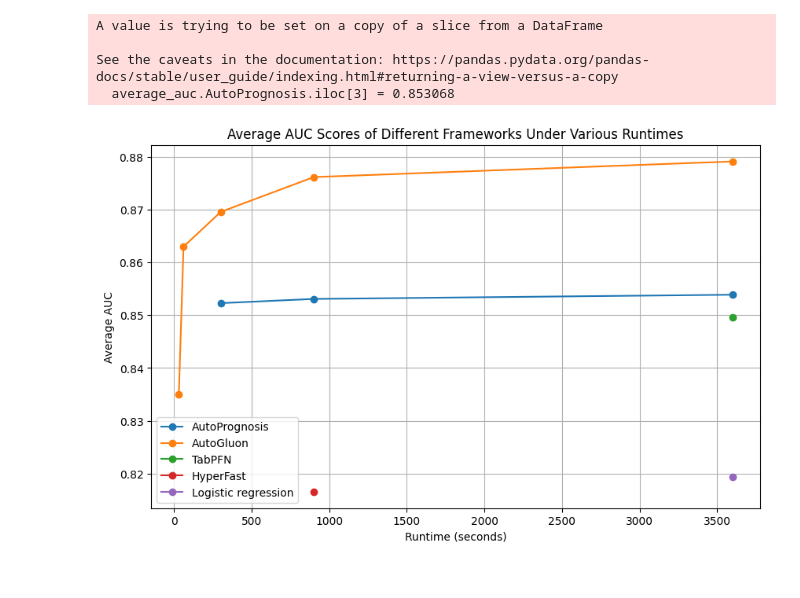
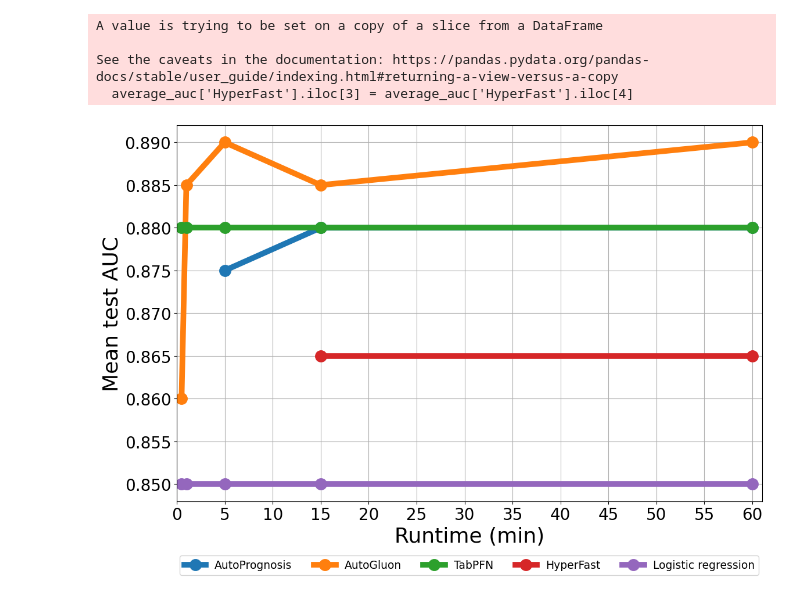
Before and after one commit to RicardoKnauer/TabMini, a Jupyter notebook: plotting/line_plots.ipynb, the cells around one changed output. Drawn from its saved outputs; the diff is of its cells as text; code cells hidden in the pictures.

Commit message:
line plots

```diff
--- a/plotting/line_plots.ipynb
+++ b/plotting/line_plots.ipynb
@@ -6,46 +6,54 @@ import matplotlib.pyplot as plt
 def plot_line(runtimes, frameworks, path):
 
     all_data = []
-
     for runtime in runtimes:
         try:
             file_name = f'{path}/test_scores_wide_{runtime}.csv'
-
             df = pd.read_csv(file_name, sep=';')
-
             df['Runtime'] = runtime
-
             all_data.append(df)
         except FileNotFoundError:
             print(f"File {file_name} not found. Skipping this runtime.")
 
     all_data_df = pd.concat(all_data, ignore_index=True)
+    average_auc = all_data_df.groupby('Runtime')[frameworks].median().reset_index()
 
-    average_auc = all_data_df.groupby('Runtime')[frameworks].mean().reset_index()
+    average_auc['Logistic regression'] = average_auc['Logistic regression'].iloc[4]
+    average_auc['TabPFN'] = average_auc['TabPFN'].iloc[4]
+    average_auc['HyperFast'].iloc[3] = average_auc['HyperFast'].iloc[4]
 
-    # hard coded interpolated value, until the results are available
-    average_auc.AutoPrognosis.iloc[3] = 0.853068
+    average_auc.Runtime = average_auc.Runtime.apply(lambda x: x/60)
 
-    plt.figure(figsize=(10, 6))
-
+    plt.figure(figsize=(12, 8))
     for framework in frameworks:
         if framework in average_auc.columns:
-            plt.plot(average_auc['Runtime'], average_auc[framework], marker='o', label=framework)
+            plt.plot(average_auc['Runtime'], average_auc[framework], marker='o', label=framework, markersize=14, linewidth=7)
 
-    plt.xlabel('Runtime (seconds)')
-    plt.ylabel('Average AUC')
-    plt.title('Average AUC Scores of Different Frameworks Under Various Runtimes')
-    plt.legend()
+    plt.xlabel('Runtime (min)', fontsize=26)
+    plt.ylabel('Mean test AUC', fontsize=26)
+
+    plt.xticks(ticks=range(0, 61, 5), fontsize=20)
+
+    plt.yticks(fontsize=20)
+
+    plt.xlim(left=0, right=61)
+
+    plt.legend(bbox_to_anchor=(0.5, -0.13), loc='upper center', ncol=5, fontsize=13.5)
+
     plt.grid(True)
 
-    plt.show()
+    plt.tight_layout()
+
+    plt.savefig('./plots/runtime.pdf', bbox_inches='tight')
+    plt.savefig('./plots/runtime.svg', bbox_inches='tight')
 # %%
 runtimes = [30, 60, 300, 900, 3600]
 frameworks = ['AutoPrognosis', 'AutoGluon', 'TabPFN', 'HyperFast', 'Logistic regression']
-plot_line(runtimes, frameworks, "results")
+path = "results"
+plot_line(runtimes, frameworks, path)
 # %% [output]
 A value is trying to be set on a copy of a slice from a DataFrame
 
 See the caveats in the documentation: https://pandas.pydata.org/pandas-docs/stable/user_guide/indexing.html#returning-a-view-versus-a-copy
-  average_auc.AutoPrognosis.iloc[3] = 0.853068
+  average_auc['HyperFast'].iloc[3] = average_auc['HyperFast'].iloc[4]
-[figure, old version]
+[figure, new version]
```
Also changed, not shown: 5 other files.
